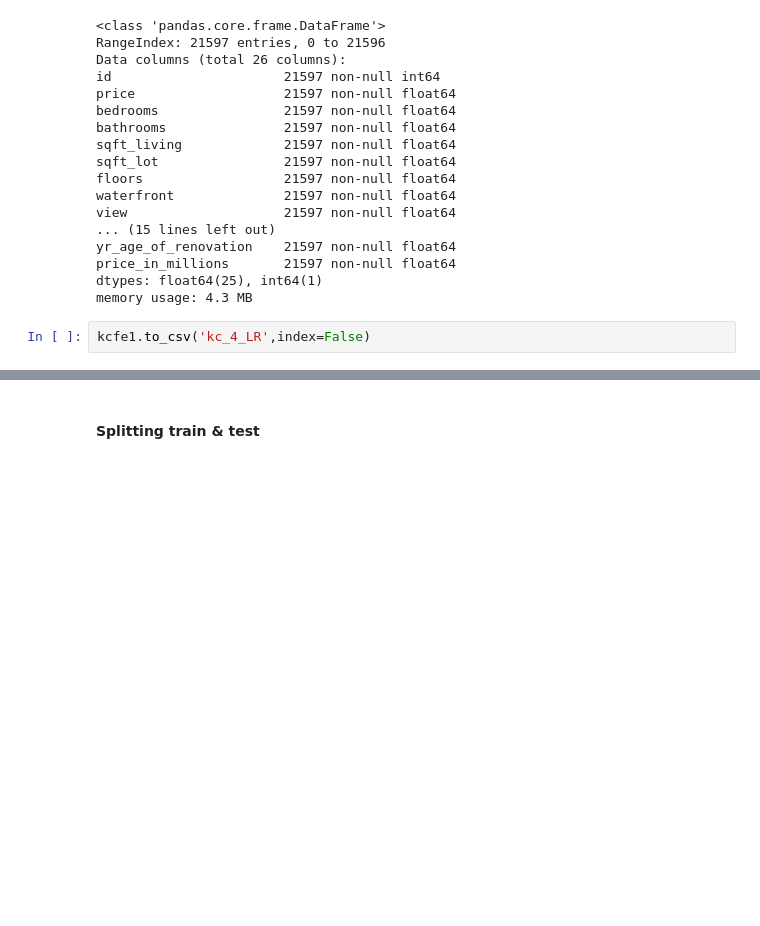
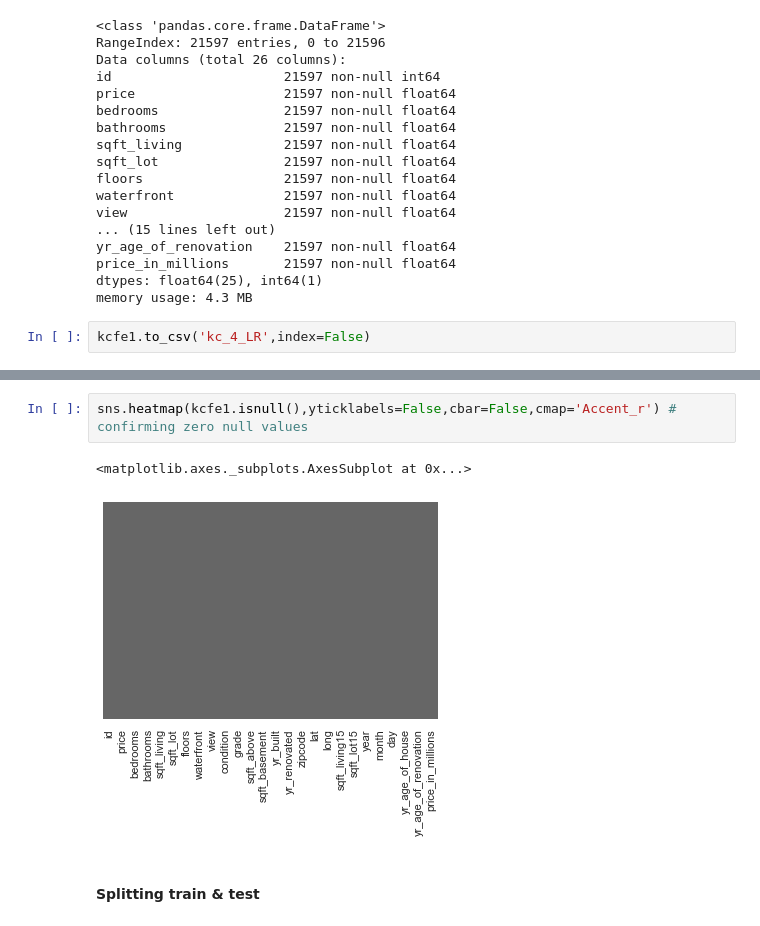
Before and after one commit to ksis1st/Kings_County_Housing_Price_Prediction, a Jupyter notebook: FE_EDA_2.ipynb, the cells around one changed output, grey strips where cells are left out. Saved outputs shown, nothing was run; the diff lists cells and outputs as text; blank space fills up the shorter version.

```diff
--- a/FE_EDA_2.ipynb
+++ b/FE_EDA_2.ipynb
@@ -505,3 +557,8 @@ kcfe1.to_csv('kc_4_LR',index=False)
+# %%
+sns.heatmap(kcfe1.isnull(),yticklabels=False,cbar=False,cmap='Accent_r') # confirming zero null values
+# %% [output]
+<matplotlib.axes._subplots.AxesSubplot at 0x...>
+[figure, added]
 # %% [markdown]
 #### Splitting train & test
 # %%
```
Also changed, not shown: parts of 39 cells of this notebook.
